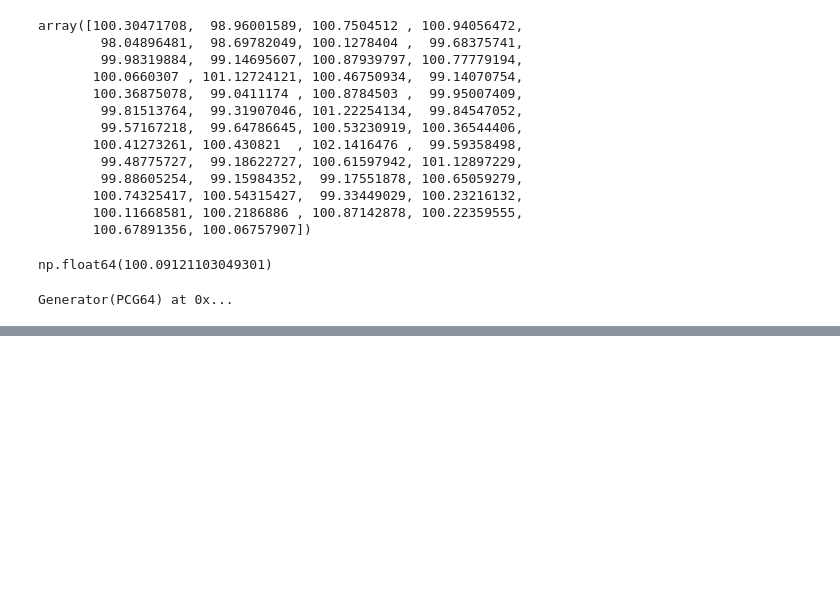
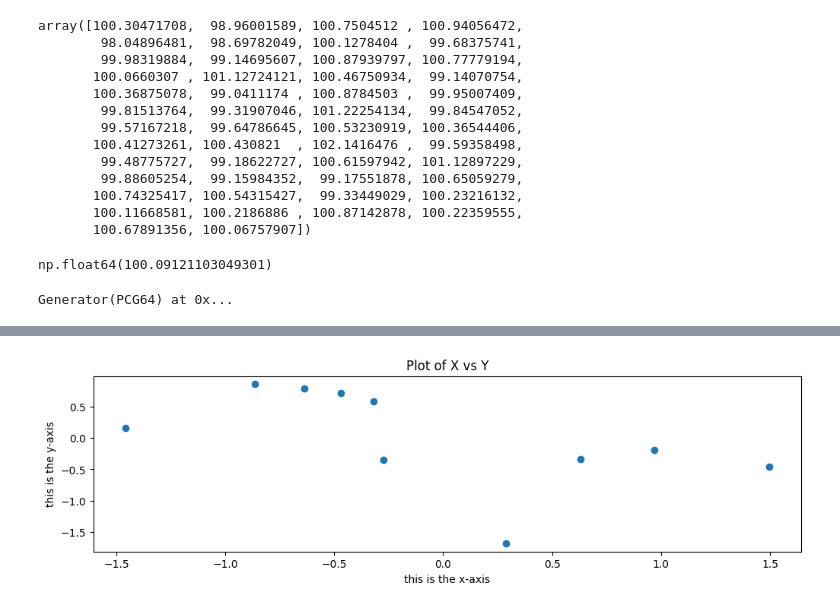
Before and after one commit to venkateshbollineni/ISLP, a Jupyter notebook: Statistical Learning/statistical_learning.ipynb, the cells around one changed output, grey strips where cells are left out. Drawn from its saved outputs; the diff is of its cells as text; code cells hidden in the pictures; blank space fills up the shorter version.

```diff
--- a/Statistical Learning/statistical_learning.ipynb
+++ b/Statistical Learning/statistical_learning.ipynb
@@ -51,0 +72,5 @@ array([ 0.70506198, -0.04918086,  0.47396968, -0.05862219,  0.51813523,
+# %%
+fig.set_size_inches(12,3)
+fig
+# %% [output]
+[figure, added]
```
Also changed, not shown: parts of 10 cells of this notebook, 1 other file.
